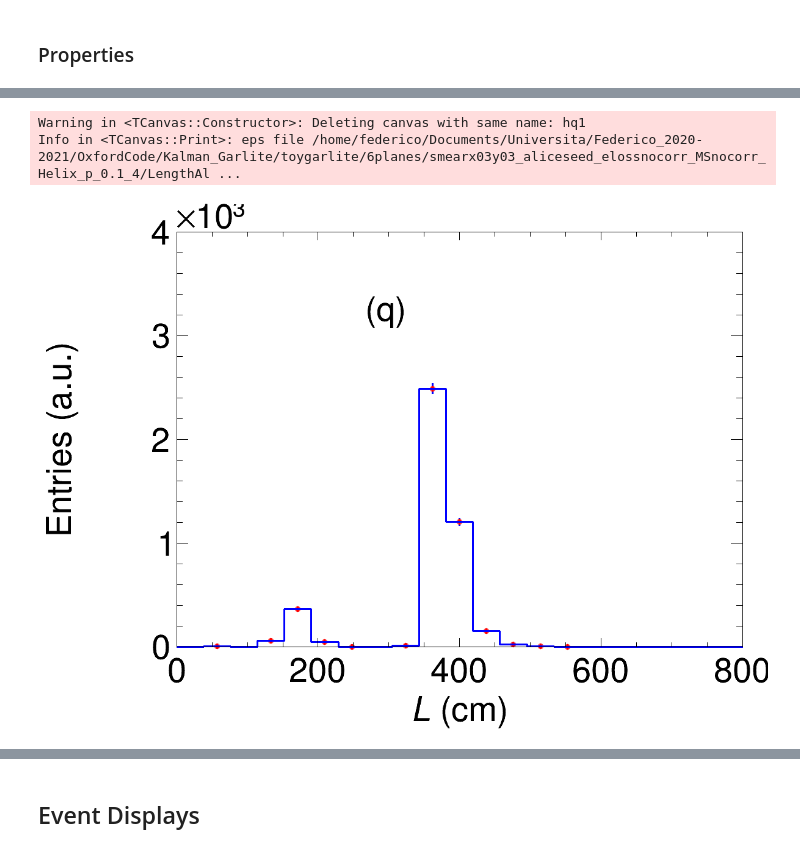
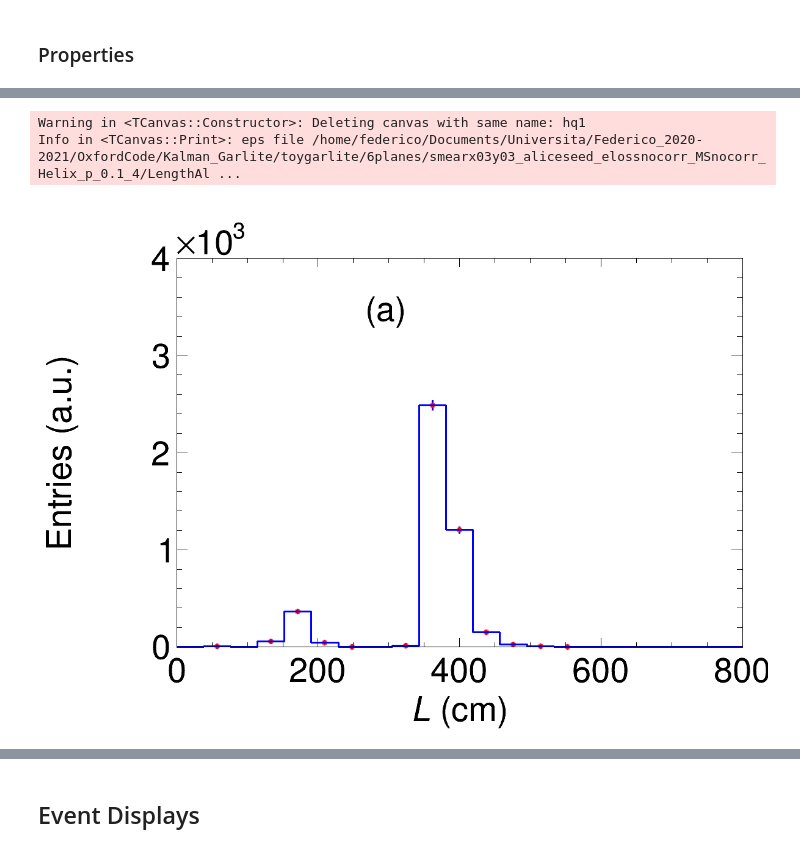
Before and after one commit to Trenchcoat95/OxfordCode, a Jupyter notebook: Kalman_Garlite/jupyter_notebooks/props_res_garlite_ana.ipynb, the cells around one changed output, grey strips where cells are left out. Saved outputs shown, nothing was run; the diff lists cells and outputs as text; code cells hidden in the pictures.

```diff
--- a/Kalman_Garlite/jupyter_notebooks/props_res_garlite_ana.ipynb
+++ b/Kalman_Garlite/jupyter_notebooks/props_res_garlite_ana.ipynb
@@ -435,28 +438,29 @@ Info in <TCanvas::Print>: eps file /home/federico/Documents/Universita/Federico_
 # %%
 hq1 = ROOT.TCanvas("hq1","hq1",1200,900)
 SetCanvas(hq1)
 hq1.SetLeftMargin(0.19)
 hq1.SetBottomMargin(0.16)
+hq1.SetTopMargin(0.11)
 SetHisto(hLength,";#it{L} (cm);Entries (a.u.)",ROOT.kRed,20,[0,800*5])
 hLength.SetLineColor(ROOT.kBlue)
 hLength.GetXaxis().SetTitleSize(0.07)
 hLength.GetXaxis().SetTitleOffset(1.1)
 hLength.GetYaxis().SetTitleSize(0.07)
 hLength.GetYaxis().SetTitleOffset(1.4)
 hLength.GetXaxis().SetLabelSize(0.07)
 hLength.GetYaxis().SetLabelSize(0.07)
 hLength.Draw("E HIST")
 legendchi2 = ROOT.TLegend(0.44,0.7,0.92,0.88)
 SetLegend(legendchi2)
 legendchi2.SetTextSize(0.05*0.68*2)
-legendchi2.SetHeader("(q)")
+legendchi2.SetHeader("(a)")
 legendchi2.Draw()
 hq1.Draw()
 hq1.Print(folder+"LengthAllTall.eps")
 # %% [output]
 Warning in <TCanvas::Constructor>: Deleting canvas with same name: hq1
 Info in <TCanvas::Print>: eps file /home/federico/Documents/Universita/Federico_2020-2021/OxfordCode/Kalman_Garlite/toygarlite/6planes/smearx03y03_aliceseed_elossnocorr_MSnocorr_Helix_p_0.1_4/LengthAl ...
-[figure, old version]
+[figure, new version]
 # %%
 hq1 = ROOT.TCanvas("hq1","hq1",1200,900)
 SetCanvas(hq1)
```
Also changed, not shown: parts of 3 cells of this notebook, 13 other files.
